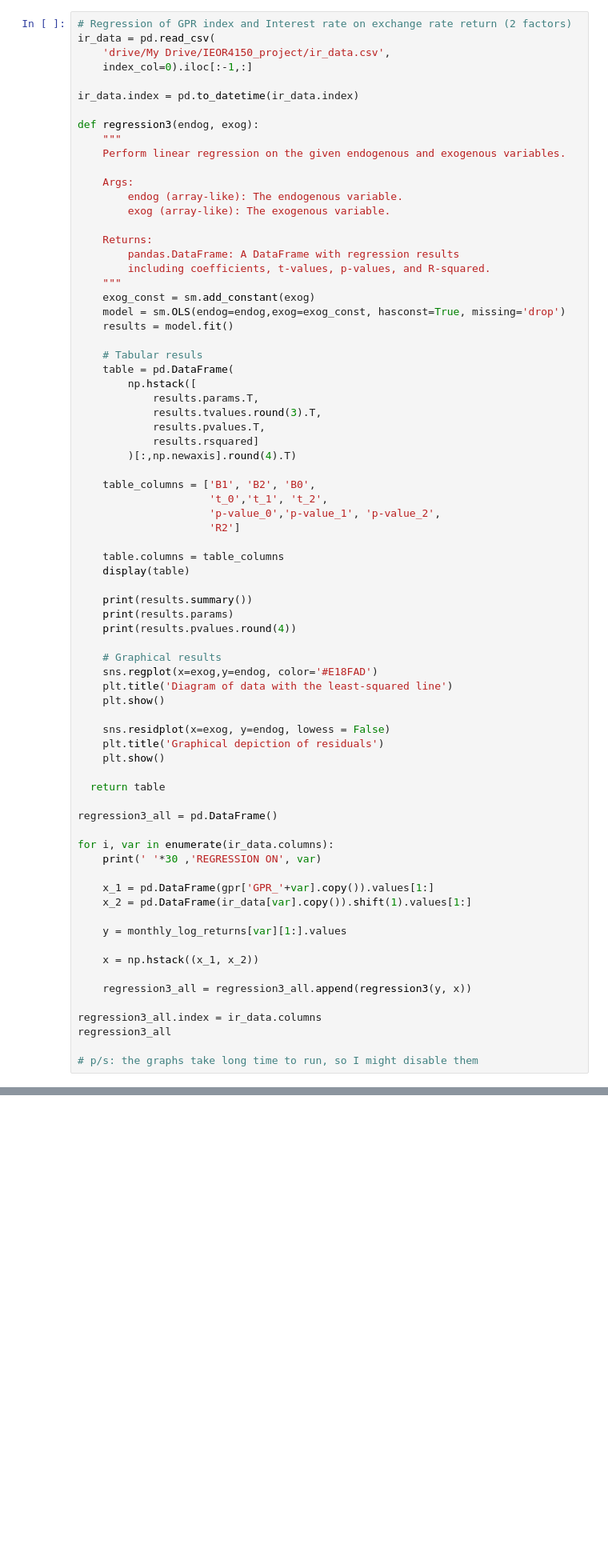
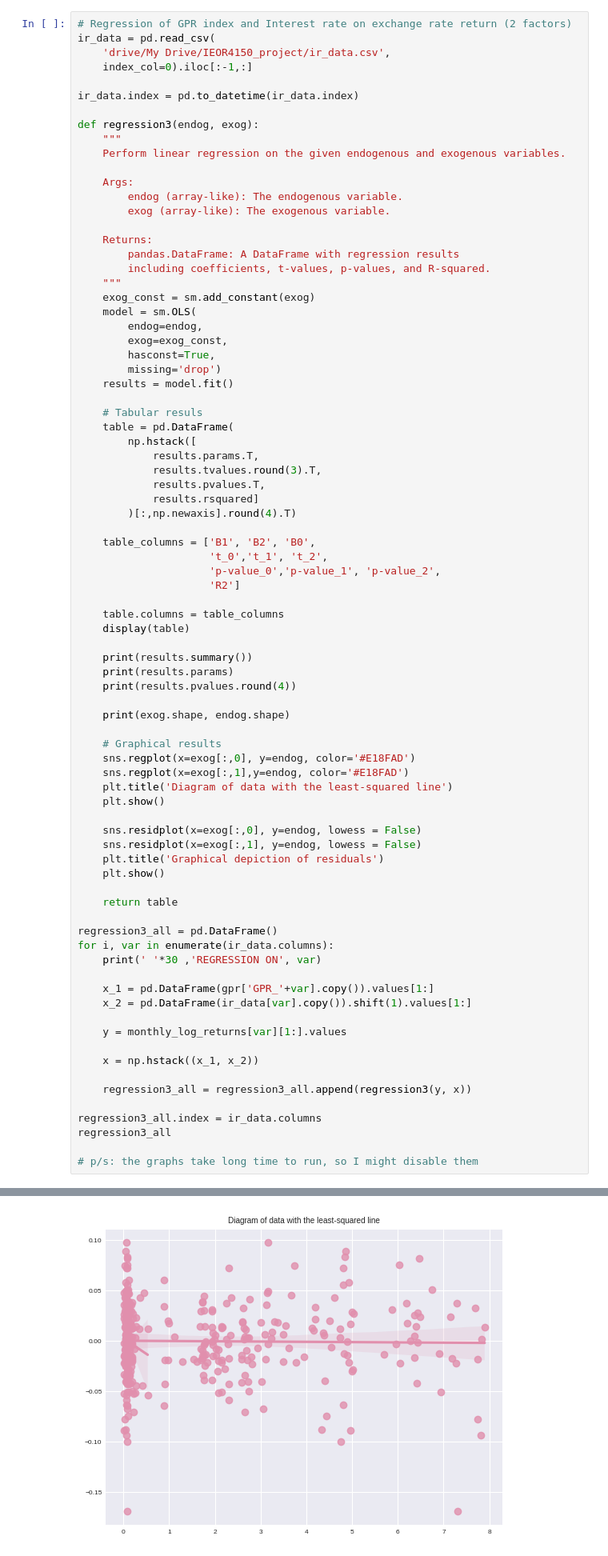
Before and after one commit to maiphuongpham/ExchangeRateAnalysis, a Jupyter notebook: code.ipynb, the cells around one changed output, grey strips where cells are left out. Shown at 80% size. Cells and saved outputs as stored; diff of their text form; blank space fills up the shorter version.

```diff
--- a/code.ipynb
+++ b/code.ipynb
@@ -753,7 +782,11 @@ def regression3(endog, exog):
         including coefficients, t-values, p-values, and R-squared.
     """
     exog_const = sm.add_constant(exog)
-    model = sm.OLS(endog=endog,exog=exog_const, hasconst=True, missing='drop')
+    model = sm.OLS(
+        endog=endog,
+        exog=exog_const,
+        hasconst=True,
+        missing='drop')
     results = model.fit()
 
     # Tabular resuls
@@ -777,19 +810,22 @@ def regression3(endog, exog):
     print(results.params)
     print(results.pvalues.round(4))
 
+    print(exog.shape, endog.shape)
+
     # Graphical results
-    sns.regplot(x=exog,y=endog, color='#E18FAD')
+    sns.regplot(x=exog[:,0], y=endog, color='#E18FAD')
+    sns.regplot(x=exog[:,1],y=endog, color='#E18FAD')
     plt.title('Diagram of data with the least-squared line')
     plt.show()
 
-    sns.residplot(x=exog, y=endog, lowess = False)
+    sns.residplot(x=exog[:,0], y=endog, lowess = False)
+    sns.residplot(x=exog[:,1], y=endog, lowess = False)
     plt.title('Graphical depiction of residuals')
     plt.show()
 
-  return table
+    return table
 
 regression3_all = pd.DataFrame()
-
 for i, var in enumerate(ir_data.columns):
     print(' '*30 ,'REGRESSION ON', var)
 
@@ -806,3 +842,4 @@ regression3_all.index = ir_data.columns
 regression3_all
 
 # p/s: the graphs take long time to run, so I might disable them
+# %% [output]
@@ -808,0 +866 @@ regression3_all
+[figure, added]
```
Also changed, not shown: parts of 12 cells of this notebook.
